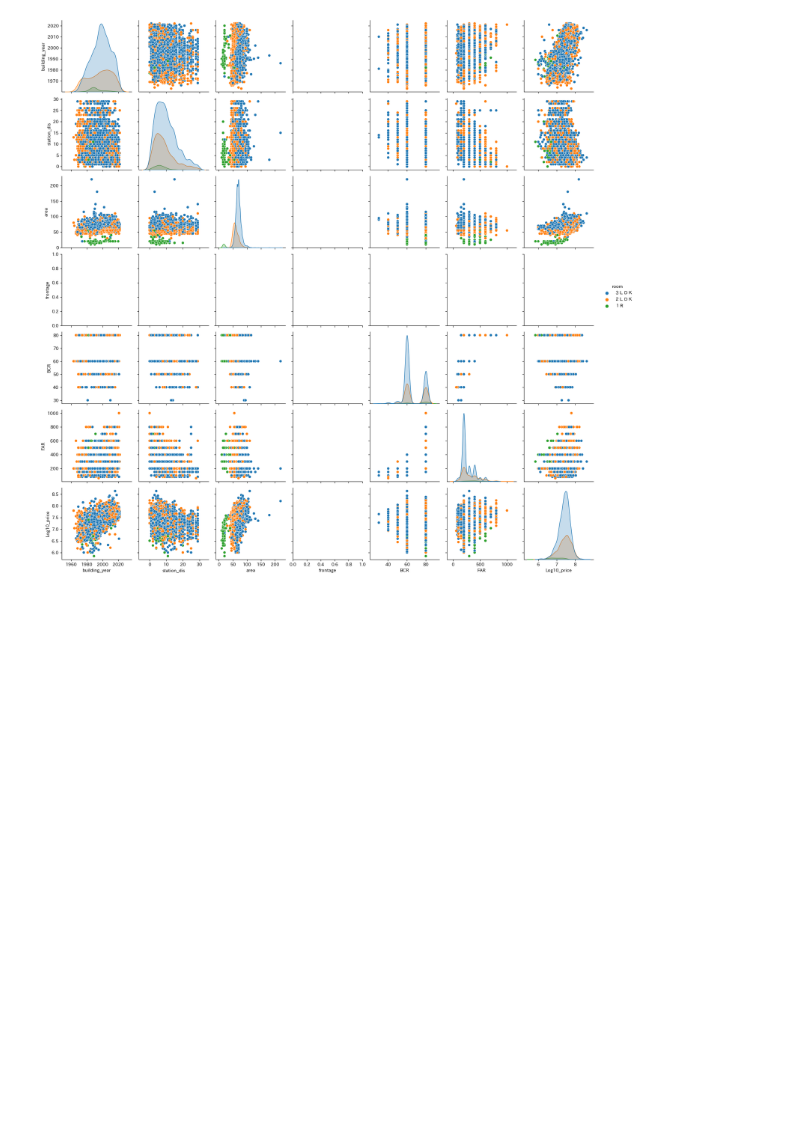
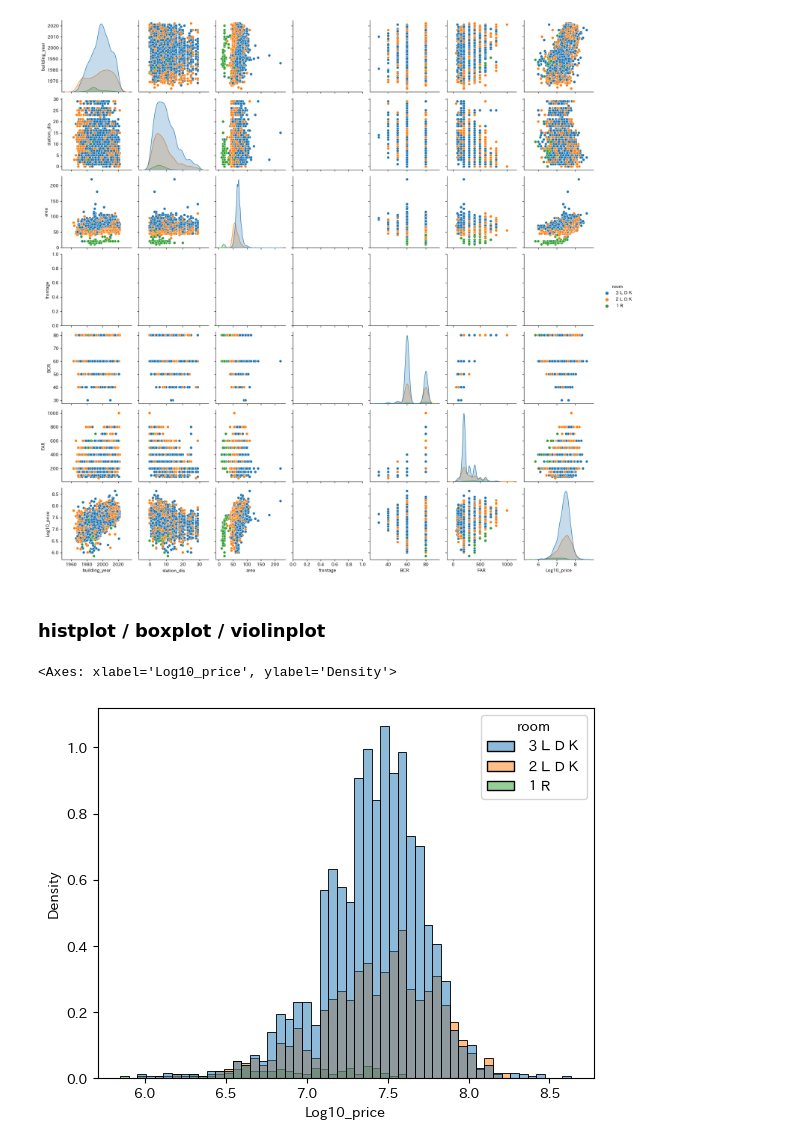
Before and after one commit to dumbled0re/EDA, a Jupyter notebook: 04_visualization/37-41_visualization_with_seaborn.ipynb, the cells around one changed output. Drawn from its saved outputs; the diff is of its cells as text; code cells hidden in the pictures; blank space fills up the shorter version.

Commit message:
update: histplotとboxplotとviolinplotを追加

```diff
--- a/04_visualization/37-41_visualization_with_seaborn.ipynb
+++ b/04_visualization/37-41_visualization_with_seaborn.ipynb
@@ -70,3 +71,11 @@ sns.pairplot(data=target_df[col_names], hue='room')
 # %% [output]
 <seaborn.axisgrid.PairGrid at 0x...>
 [figure]
+# %% [markdown]
+### histplot / boxplot / violinplot
+# %%
+# stat='density'で面積が1になるように規格化される
+sns.histplot(data=target_df, x='Log10_price', hue='room', stat='density')
+# %% [output]
+<Axes: xlabel='Log10_price', ylabel='Density'>
+[figure, added]
```
Also changed, not shown: parts of 3 cells of this notebook.
